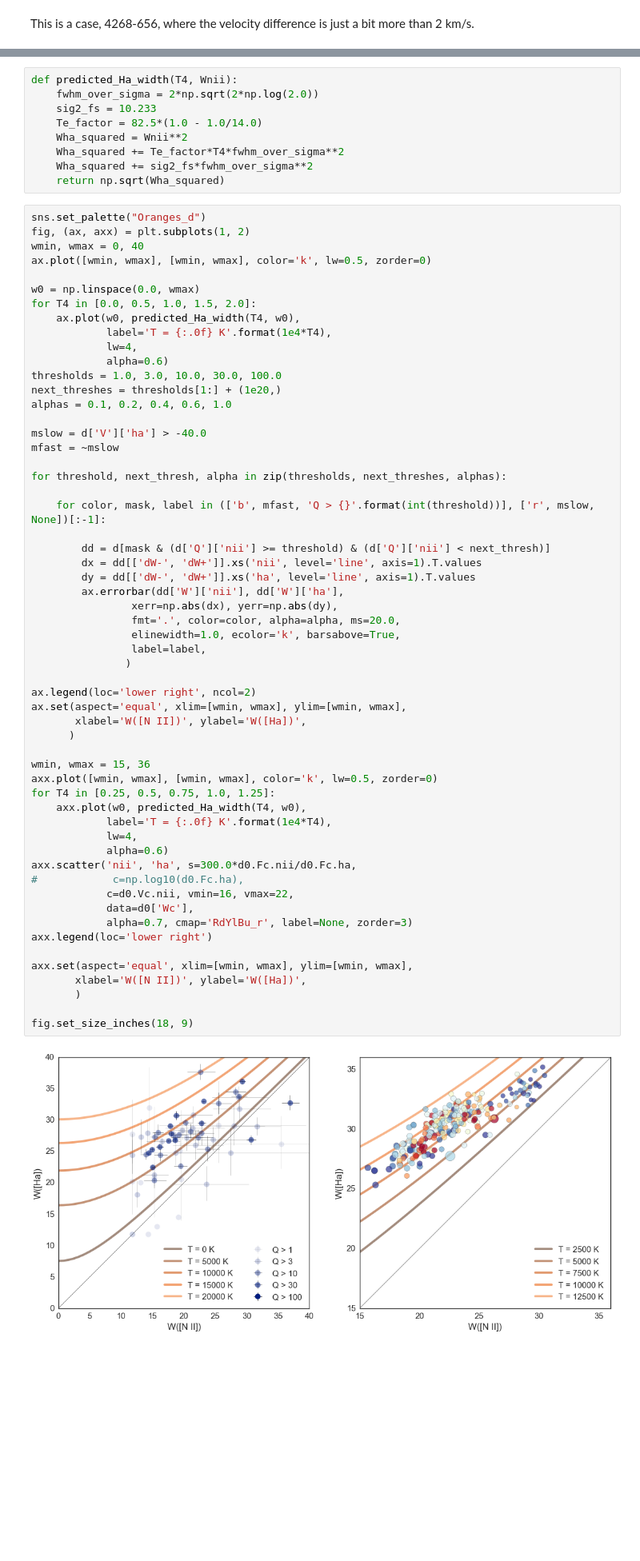
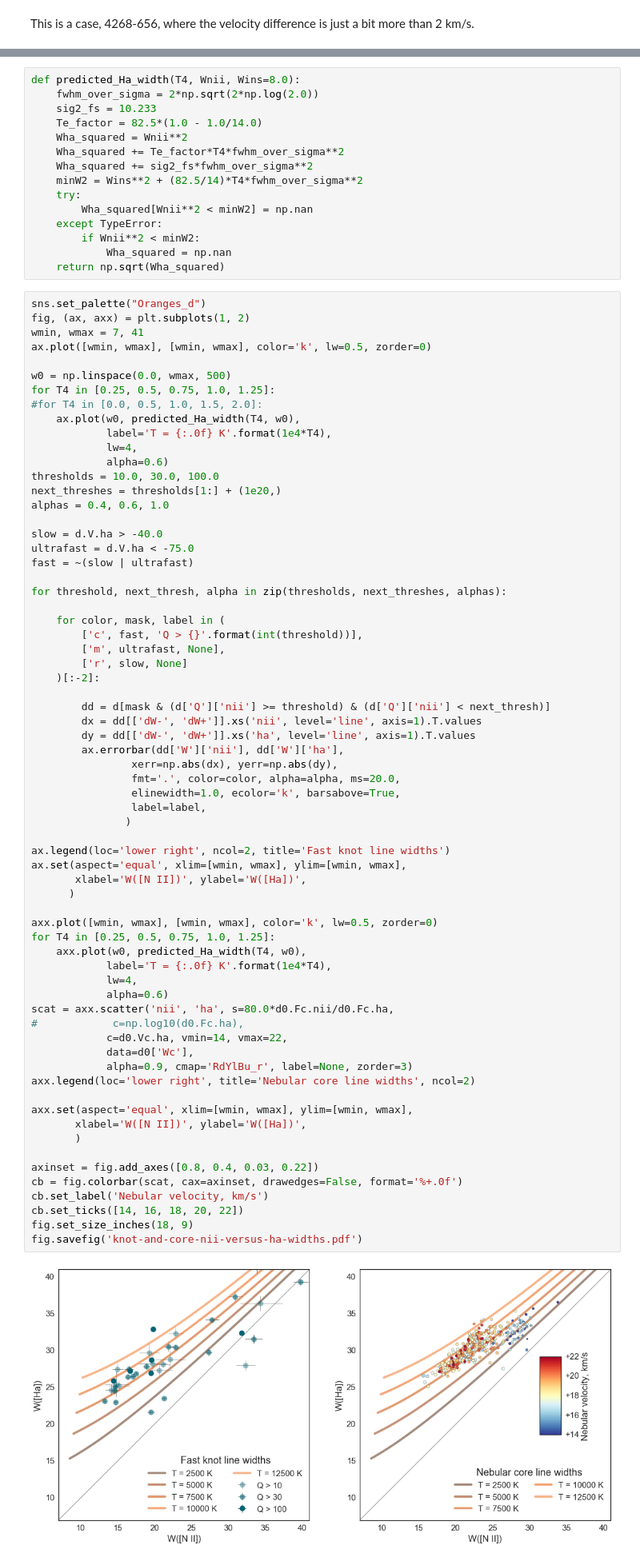
Before and after one commit to will-henney/orion-west, a Jupyter notebook: test-knot-fit.ipynb, the cells around one changed output, grey strips where cells are left out. Shown at 80% size. Saved outputs shown, nothing was run; the diff lists cells and outputs as text; blank space fills up the shorter version.

Commit message:
Finish graphs for line width analysis

```diff
--- a/test-knot-fit.ipynb
+++ b/test-knot-fit.ipynb
@@ -845,68 +850,84 @@ d.loc['4268-656'][['Q', 'chi2', 'A', 'V', 'dV-', 'dV+', 'W']]
 # %%
-def predicted_Ha_width(T4, Wnii):
+def predicted_Ha_width(T4, Wnii, Wins=8.0):
     fwhm_over_sigma = 2*np.sqrt(2*np.log(2.0))
     sig2_fs = 10.233
     Te_factor = 82.5*(1.0 - 1.0/14.0)
     Wha_squared = Wnii**2
     Wha_squared += Te_factor*T4*fwhm_over_sigma**2
     Wha_squared += sig2_fs*fwhm_over_sigma**2
+    minW2 = Wins**2 + (82.5/14)*T4*fwhm_over_sigma**2
+    try:
+        Wha_squared[Wnii**2 < minW2] = np.nan
+    except TypeError:
+        if Wnii**2 < minW2:
+            Wha_squared = np.nan
     return np.sqrt(Wha_squared)
 # %%
 sns.set_palette("Oranges_d")
 fig, (ax, axx) = plt.subplots(1, 2)
-wmin, wmax = 0, 40
+wmin, wmax = 7, 41
 ax.plot([wmin, wmax], [wmin, wmax], color='k', lw=0.5, zorder=0)
 
-w0 = np.linspace(0.0, wmax)
-for T4 in [0.0, 0.5, 1.0, 1.5, 2.0]:
+w0 = np.linspace(0.0, wmax, 500)
+for T4 in [0.25, 0.5, 0.75, 1.0, 1.25]:
+#for T4 in [0.0, 0.5, 1.0, 1.5, 2.0]:
     ax.plot(w0, predicted_Ha_width(T4, w0),
             label='T = {:.0f} K'.format(1e4*T4),
             lw=4,
             alpha=0.6)
-thresholds = 1.0, 3.0, 10.0, 30.0, 100.0
+thresholds = 10.0, 30.0, 100.0
 next_threshes = thresholds[1:] + (1e20,)
-alphas = 0.1, 0.2, 0.4, 0.6, 1.0
+alphas = 0.4, 0.6, 1.0
 
-mslow = d['V']['ha'] > -40.0
-mfast = ~mslow
+slow = d.V.ha > -40.0
+ultrafast = d.V.ha < -75.0
+fast = ~(slow | ultrafast)
 
 for threshold, next_thresh, alpha in zip(thresholds, next_threshes, alphas):
 
-    for color, mask, label in (['b', mfast, 'Q > {}'.format(int(threshold))], ['r', mslow, None])[:-1]:
+    for color, mask, label in (
+        ['c', fast, 'Q > {}'.format(int(threshold))],
+        ['m', ultrafast, None],
+        ['r', slow, None]
+    )[:-2]:
 
         dd = d[mask & (d['Q']['nii'] >= threshold) & (d['Q']['nii'] < next_thresh)]
         dx = dd[['dW-', 'dW+']].xs('nii', level='line', axis=1).T.values
         dy = dd[['dW-', 'dW+']].xs('ha', level='line', axis=1).T.values
         ax.errorbar(dd['W']['nii'], dd['W']['ha'],
                 xerr=np.abs(dx), yerr=np.abs(dy),
                 fmt='.', color=color, alpha=alpha, ms=20.0,
                 elinewidth=1.0, ecolor='k', barsabove=True,
                 label=label,
                )
 
-ax.legend(loc='lower right', ncol=2)
+ax.legend(loc='lower right', ncol=2, title='Fast knot line widths')
 ax.set(aspect='equal', xlim=[wmin, wmax], ylim=[wmin, wmax],
        xlabel='W([N II])', ylabel='W([Ha])',
       )
 
-wmin, wmax = 15, 36
 axx.plot([wmin, wmax], [wmin, wmax], color='k', lw=0.5, zorder=0)
 for T4 in [0.25, 0.5, 0.75, 1.0, 1.25]:
     axx.plot(w0, predicted_Ha_width(T4, w0),
             label='T = {:.0f} K'.format(1e4*T4),
             lw=4,
             alpha=0.6)
-axx.scatter('nii', 'ha', s=300.0*d0.Fc.nii/d0.Fc.ha,
+scat = axx.scatter('nii', 'ha', s=80.0*d0.Fc.nii/d0.Fc.ha,
 #            c=np.log10(d0.Fc.ha),
-            c=d0.Vc.nii, vmin=16, vmax=22,
+            c=d0.Vc.ha, vmin=14, vmax=22,
             data=d0['Wc'],
-            alpha=0.7, cmap='RdYlBu_r', label=None, zorder=3)
-axx.legend(loc='lower right')
+            alpha=0.9, cmap='RdYlBu_r', label=None, zorder=3)
+axx.legend(loc='lower right', title='Nebular core line widths', ncol=2)
 
 axx.set(aspect='equal', xlim=[wmin, wmax], ylim=[wmin, wmax],
        xlabel='W([N II])', ylabel='W([Ha])',
        )
 
+axinset = fig.add_axes([0.8, 0.4, 0.03, 0.22])
+cb = fig.colorbar(scat, cax=axinset, drawedges=False, format='%+.0f')
+cb.set_label('Nebular velocity, km/s')
+cb.set_ticks([14, 16, 18, 20, 22])
 fig.set_size_inches(18, 9)
+fig.savefig('knot-and-core-nii-versus-ha-widths.pdf')
 # %% [output]
-[figure, old version]
+[figure, new version]
```
Also changed, not shown: parts of 11 cells of this notebook, 2 other files.
